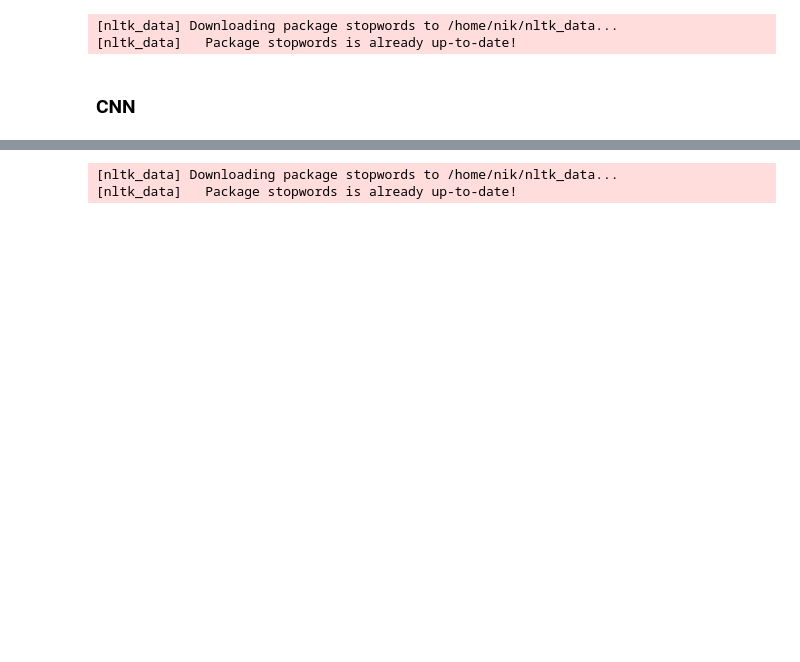
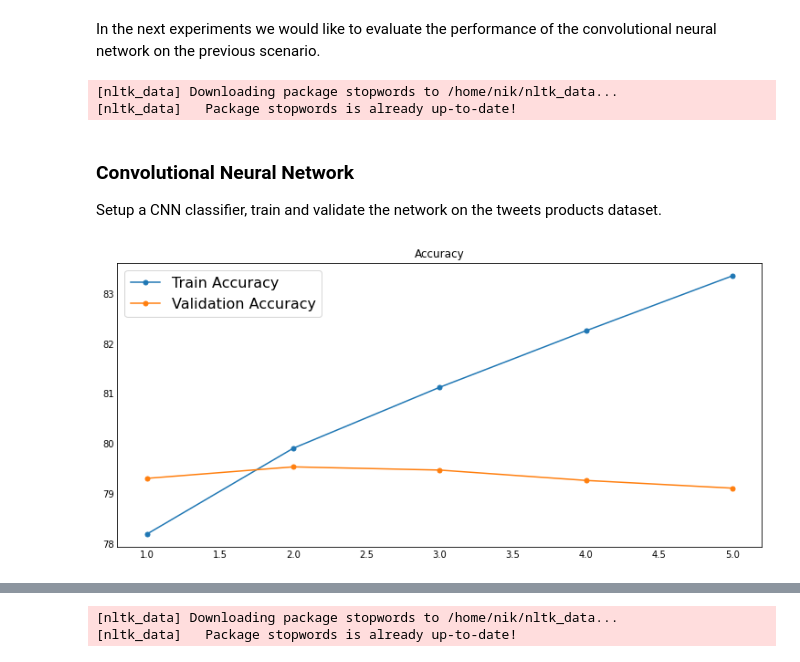
Before and after one commit to NikosKyriakakis/text-sentiment-analysis, a Jupyter notebook: src/main.ipynb, the cells around one changed output, grey strips where cells are left out. Drawn from its saved outputs; the diff is of its cells as text; code cells hidden in the pictures; blank space fills up the shorter version.

```diff
--- a/src/main.ipynb
+++ b/src/main.ipynb
@@ -45,6 +83,6 @@ args = Namespace (
 # %%
-# args.dataset = TextDataset.load_dataset_and_make_vectorizer("../data/tweets_products.csv")
-# loss, acc, f1 = bow.eval_net(mode='test')
-# print(loss)
-# print(acc)
-# print(f1)
+args.dataset = TextDataset.load_dataset_and_make_vectorizer("../data/IMDB-dataset.csv")
+loss, acc, f1 = bow.eval_net(mode='test')
+print(loss)
+print(acc)
+print(f1)
@@ -51,13 +95,21 @@ args = Namespace (
+# %% [markdown]
+In the next experiments we would like to evaluate the performance of the convolutional neural network on the previous scenario.
 # %%
-args.dataset = TextDataset.load_dataset_and_make_vectorizer("../data/IMDB-dataset.csv", vectorizer_mode="padded")
-args.in_features = len(args.dataset.vectorizer.text_vocab)
+args.dataset = TextDataset.load_dataset_and_make_vectorizer("../data/tweets_products.csv", vectorizer_mode="padded")
 args.pretrained_embedding = args.dataset.vectorizer.load_pretrained_embed("../data/crawl-300d-2M.vec")
+args.name = "CNN-Classifier.pth"
 # %% [output]
 [nltk_data] Downloading package stopwords to /home/nik/nltk_data...
 [nltk_data]   Package stopwords is already up-to-date!
-# %% [markdown]
-### CNN
+# %% [markdown]
+### Convolutional Neural Network
+
+Setup a CNN classifier, train and validate the network on the tweets products dataset.
 # %%
 cnn_classifier = CNNClassifier(args=args)
 cnn_classifier.setup()
 cnn_classifier.fit()
+# %%
+cnn_classifier.plot_logs("Accuracy", ["Train Accuracy", "Validation Accuracy"])
+# %% [output]
+[figure, added]
```
Also changed, not shown: parts of 32 cells of this notebook, 1 other file.
